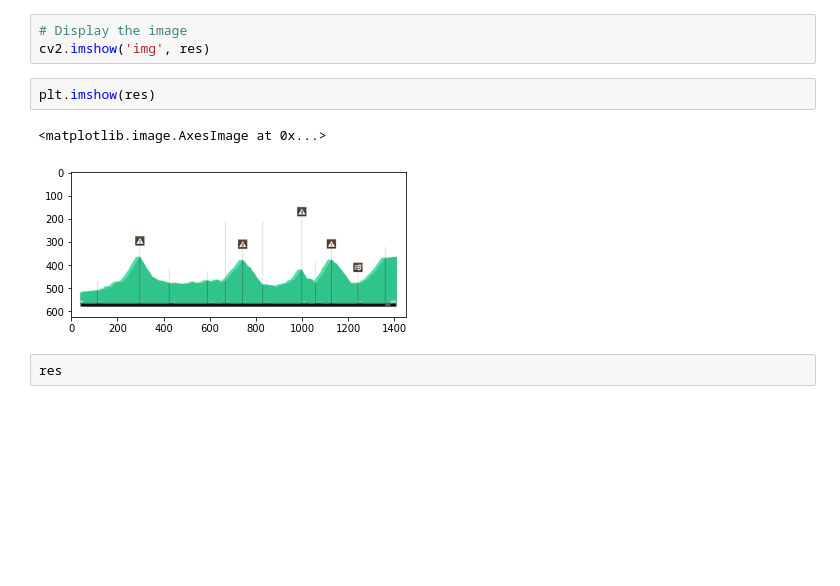
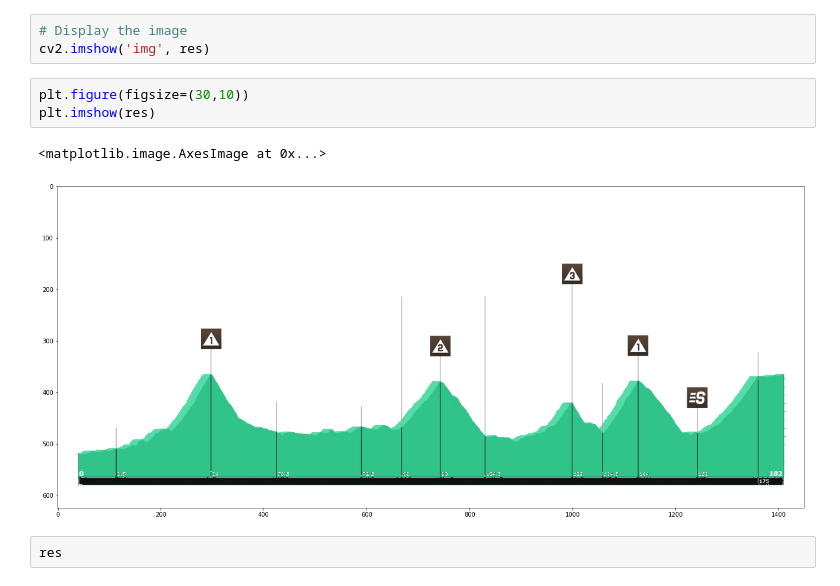
Before and after one commit to Michiel-DK/cycling_manager, a Jupyter notebook: notebooks/test.ipynb, the cells around one changed output. Cells and saved outputs as stored; diff of their text form; blank space fills up the shorter version.

```diff
--- a/notebooks/test.ipynb
+++ b/notebooks/test.ipynb
@@ -40,10 +40,11 @@ res[black[0], black[1], :] = [255, 255, 255]
 # Display the image
 cv2.imshow('img', res)
 # %%
+plt.figure(figsize=(30,10))
 plt.imshow(res)
 # %% [output]
 <matplotlib.image.AxesImage at 0x...>
-[figure, old version]
+[figure, new version]
 # %%
 res
 # %% [output]
```
Also changed, not shown: parts of 49 cells of this notebook, 1 other file.
